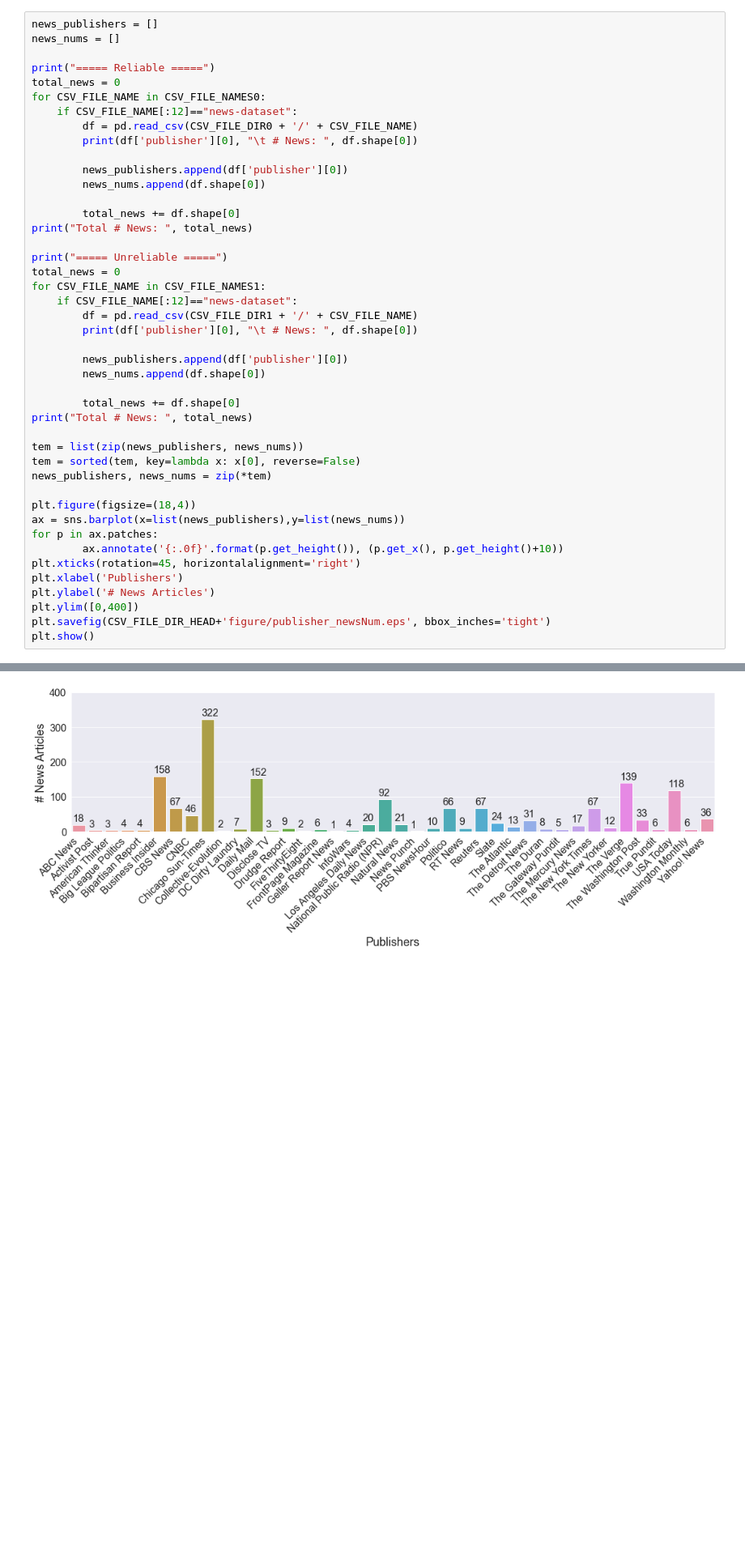
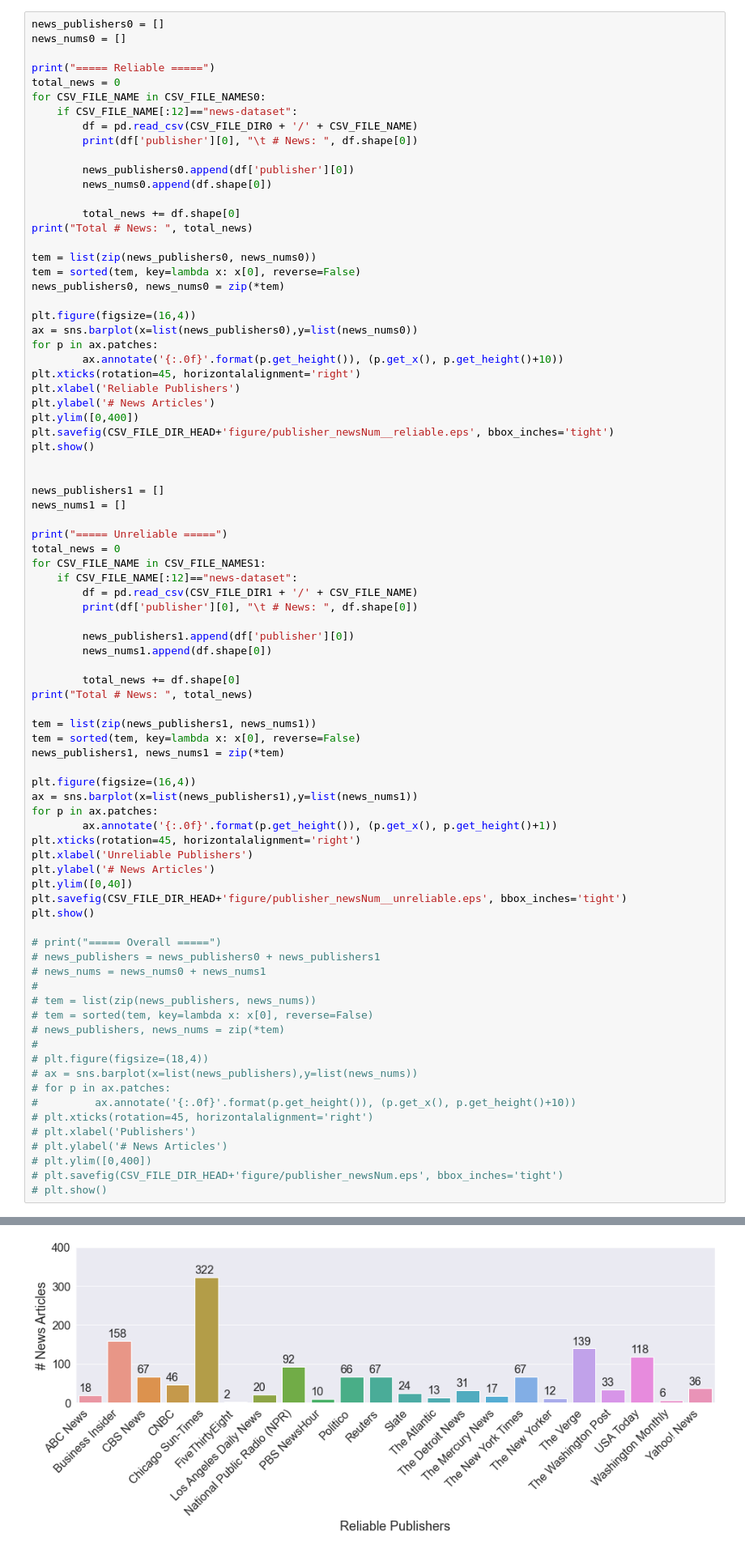
Before and after one commit to apurvamulay/ReCOVery, a Jupyter notebook: code/DataDistribution.ipynb, the cells around one changed output, grey strips where cells are left out. Shown: that part at 81% size. Drawn from its saved outputs; the diff is of its cells as text; blank space fills up the shorter version.

```diff
--- a/code/DataDistribution.ipynb
+++ b/code/DataDistribution.ipynb
@@ -86,8 +88,8 @@ dfs = pd.concat([dfs0,dfs1])
     - x-axis: publishers
     - y-axis: # news
 # %%
-news_publishers = []
-news_nums = []
+news_publishers0 = []
+news_nums0 = []
 
 print("===== Reliable =====")
 total_news = 0
@@ -96,11 +98,30 @@ for CSV_FILE_NAME in CSV_FILE_NAMES0:
         df = pd.read_csv(CSV_FILE_DIR0 + '/' + CSV_FILE_NAME)
         print(df['publisher'][0], "\t # News: ", df.shape[0])
 
-        news_publishers.append(df['publisher'][0])
-        news_nums.append(df.shape[0])
+        news_publishers0.append(df['publisher'][0])
+        news_nums0.append(df.shape[0])
 
         total_news += df.shape[0]
 print("Total # News: ", total_news)
+
+tem = list(zip(news_publishers0, news_nums0))
+tem = sorted(tem, key=lambda x: x[0], reverse=False)
+news_publishers0, news_nums0 = zip(*tem)
+
+plt.figure(figsize=(16,4))
+ax = sns.barplot(x=list(news_publishers0),y=list(news_nums0))
+for p in ax.patches:
+        ax.annotate('{:.0f}'.format(p.get_height()), (p.get_x(), p.get_height()+10))
+plt.xticks(rotation=45, horizontalalignment='right')
+plt.xlabel('Reliable Publishers')
+plt.ylabel('# News Articles')
+plt.ylim([0,400])
+plt.savefig(CSV_FILE_DIR_HEAD+'figure/publisher_newsNum__reliable.eps', bbox_inches='tight')
+plt.show()
+
+
+news_publishers1 = []
+news_nums1 = []
 
 print("===== Unreliable =====")
 total_news = 0
@@ -109,26 +130,45 @@ for CSV_FILE_NAME in CSV_FILE_NAMES1:
         df = pd.read_csv(CSV_FILE_DIR1 + '/' + CSV_FILE_NAME)
         print(df['publisher'][0], "\t # News: ", df.shape[0])
 
-        news_publishers.append(df['publisher'][0])
-        news_nums.append(df.shape[0])
+        news_publishers1.append(df['publisher'][0])
+        news_nums1.append(df.shape[0])
 
         total_news += df.shape[0]
 print("Total # News: ", total_news)
 
-tem = list(zip(news_publishers, news_nums))
+tem = list(zip(news_publishers1, news_nums1))
 tem = sorted(tem, key=lambda x: x[0], reverse=False)
-news_publishers, news_nums = zip(*tem)
+news_publishers1, news_nums1 = zip(*tem)
 
-plt.figure(figsize=(18,4))
-ax = sns.barplot(x=list(news_publishers),y=list(news_nums))
+plt.figure(figsize=(16,4))
+ax = sns.barplot(x=list(news_publishers1),y=list(news_nums1))
 for p in ax.patches:
-        ax.annotate('{:.0f}'.format(p.get_height()), (p.get_x(), p.get_height()+10))
+        ax.annotate('{:.0f}'.format(p.get_height()), (p.get_x(), p.get_height()+1))
 plt.xticks(rotation=45, horizontalalignment='right')
-plt.xlabel('Publishers')
+plt.xlabel('Unreliable Publishers')
 plt.ylabel('# News Articles')
-plt.ylim([0,400])
-plt.savefig(CSV_FILE_DIR_HEAD+'figure/publisher_newsNum.eps', bbox_inches='tight')
+plt.ylim([0,40])
+plt.savefig(CSV_FILE_DIR_HEAD+'figure/publisher_newsNum__unreliable.eps', bbox_inches='tight')
 plt.show()
+
+# print("===== Overall =====")
+# news_publishers = news_publishers0 + news_publishers1
+# news_nums = news_nums0 + news_nums1
+#
+# tem = list(zip(news_publishers, news_nums))
+# tem = sorted(tem, key=lambda x: x[0], reverse=False)
+# news_publishers, news_nums = zip(*tem)
+#
+# plt.figure(figsize=(18,4))
+# ax = sns.barplot(x=list(news_publishers),y=list(news_nums))
+# for p in ax.patches:
+#         ax.annotate('{:.0f}'.format(p.get_height()), (p.get_x(), p.get_height()+10))
+# plt.xticks(rotation=45, horizontalalignment='right')
+# plt.xlabel('Publishers')
+# plt.ylabel('# News Articles')
+# plt.ylim([0,400])
+# plt.savefig(CSV_FILE_DIR_HEAD+'figure/publisher_newsNum.eps', bbox_inches='tight')
+# plt.show()
 # %% [output]
 ===== Reliable =====
 FiveThirtyEight          # News:  2
@@ -150 +190 @@ Total # News:  248
-[figure, old version]
+[figure, new version]
```
Also changed, not shown: parts of 21 cells of this notebook, 10 other files.
